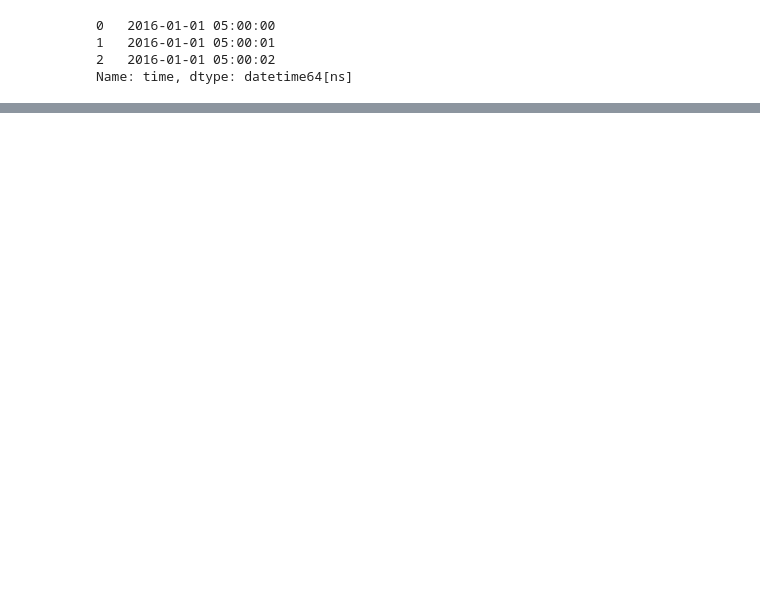
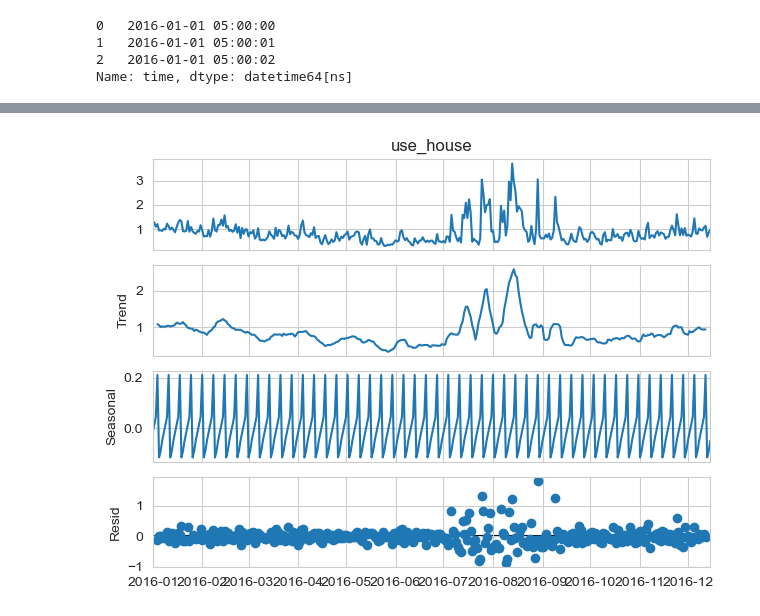
Before and after one commit to dmitriiDr/Notebooks_ML, a Jupyter notebook: 05_SmartHome_Energy_Consumption_and_Weather_Data_Analysis.ipynb, the cells around one changed output, grey strips where cells are left out. Drawn from its saved outputs; the diff is of its cells as text; code cells hidden in the pictures; blank space fills up the shorter version.

```diff
--- a/05_SmartHome_Energy_Consumption_and_Weather_Data_Analysis.ipynb
+++ b/05_SmartHome_Energy_Consumption_and_Weather_Data_Analysis.ipynb
@@ -223,0 +223,9 @@ layout
+# %%
+from statsmodels.tsa.seasonal import seasonal_decompose
+
+#  strong weekly seasonality
+result = seasonal_decompose(daily['use_house'], model='additive')
+result.plot()
+plt.show()
+# %% [output]
+[figure, added]
```
Also changed, not shown: parts of 39 cells of this notebook.
